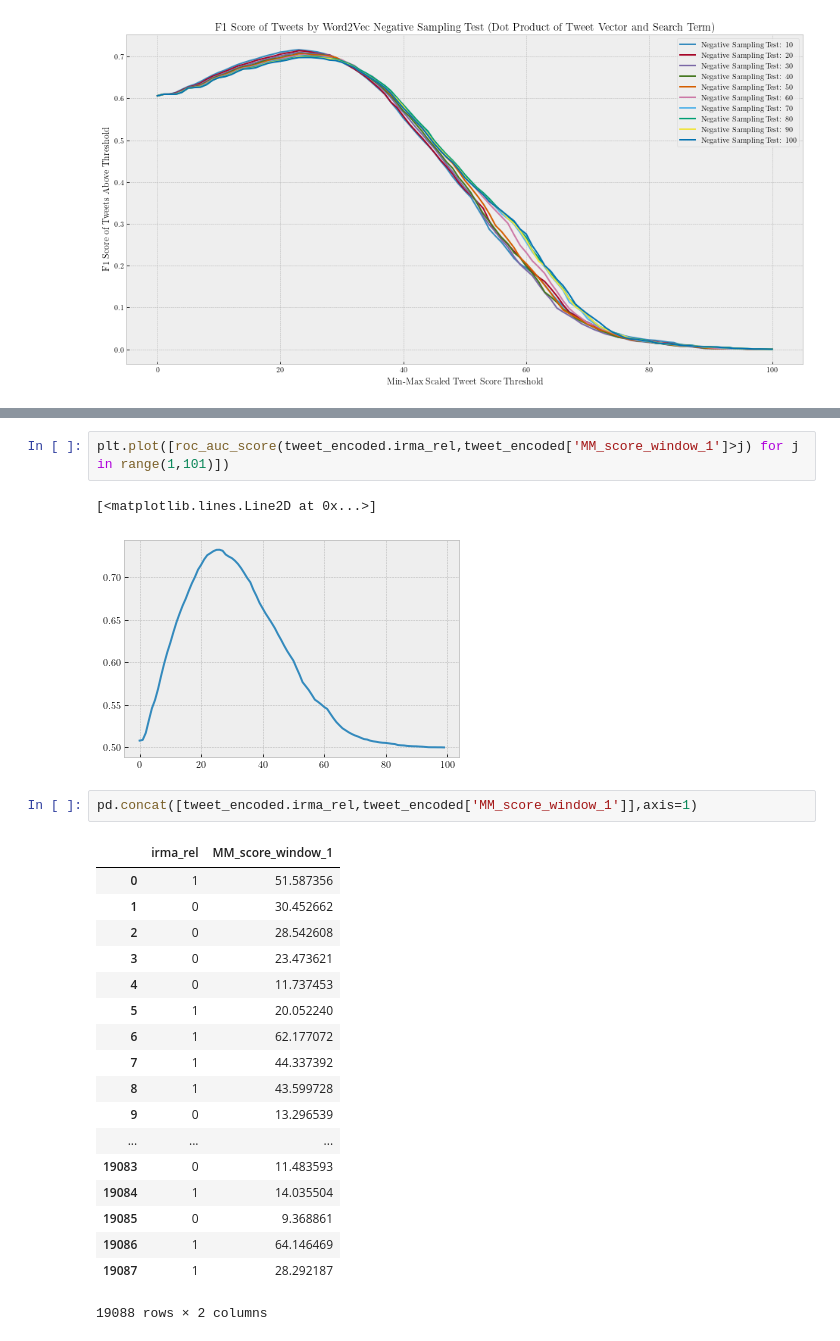
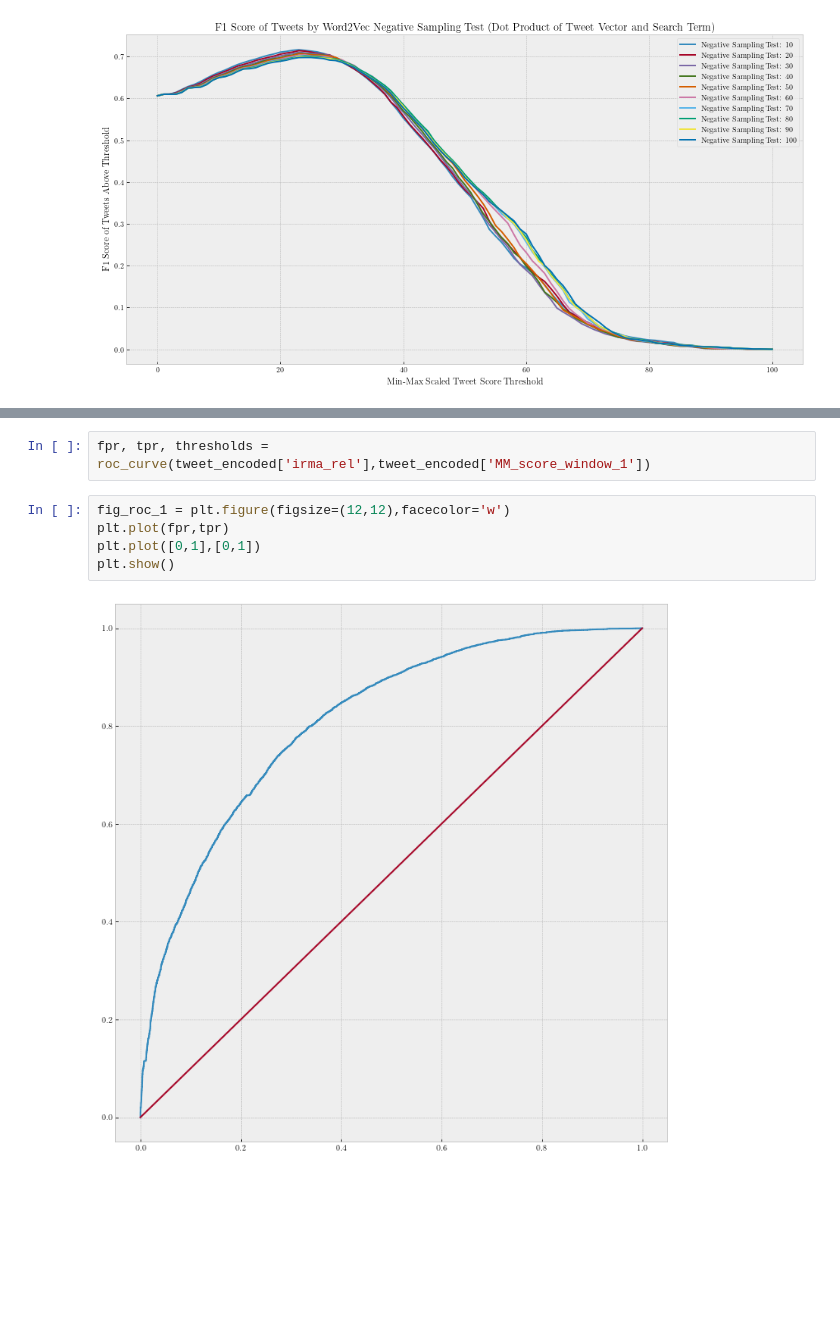
Before and after one commit to brownworth/TwitterDisaster, a Jupyter notebook: ThesisCode.ipynb, the cells around one changed output, grey strips where cells are left out. Saved outputs shown, nothing was run; the diff lists cells and outputs as text; blank space fills up the shorter version.

Commit message:
AU-ROC Curves
Added code for AU-ROC Curves diagram.

```diff
--- a/ThesisCode.ipynb
+++ b/ThesisCode.ipynb
@@ -749,26 +728,9 @@ f1_window_score_df
-# %%
-plt.plot([roc_auc_score(tweet_encoded.irma_rel,tweet_encoded['MM_score_window_1']>j) for j in range(1,101)])
-# %% [output]
-[<matplotlib.lines.Line2D at 0x...>]
-[figure, removed]
 # %%
-pd.concat([tweet_encoded.irma_rel,tweet_encoded['MM_score_window_1']],axis=1)
+fpr, tpr, thresholds = roc_curve(tweet_encoded['irma_rel'],tweet_encoded['MM_score_window_1'])
-# %% [output]
-|  | irma_rel | MM_score_window_1 |
-| 0 | 1 | 51.587356 |
-| 1 | 0 | 30.452662 |
-| 2 | 0 | 28.542608 |
-| 3 | 0 | 23.473621 |
-| 4 | 0 | 11.737453 |
-| 5 | 1 | 20.052240 |
-| 6 | 1 | 62.177072 |
-| 7 | 1 | 44.337392 |
-| 8 | 1 | 43.599728 |
-| 9 | 0 | 13.296539 |
-| ... | ... | ... |
-| 19083 | 0 | 11.483593 |
-| 19084 | 1 | 14.035504 |
-| 19085 | 0 | 9.368861 |
-| 19086 | 1 | 64.146469 |
-| 19087 | 1 | 28.292187 |
-19088 rows × 2 columns
+# %%
+fig_roc_1 = plt.figure(figsize=(12,12),facecolor='w')
+plt.plot(fpr,tpr)
+plt.plot([0,1],[0,1])
+plt.show()
+# %% [output]
+[figure, added]
```
Also changed, not shown: parts of 3 cells of this notebook.
